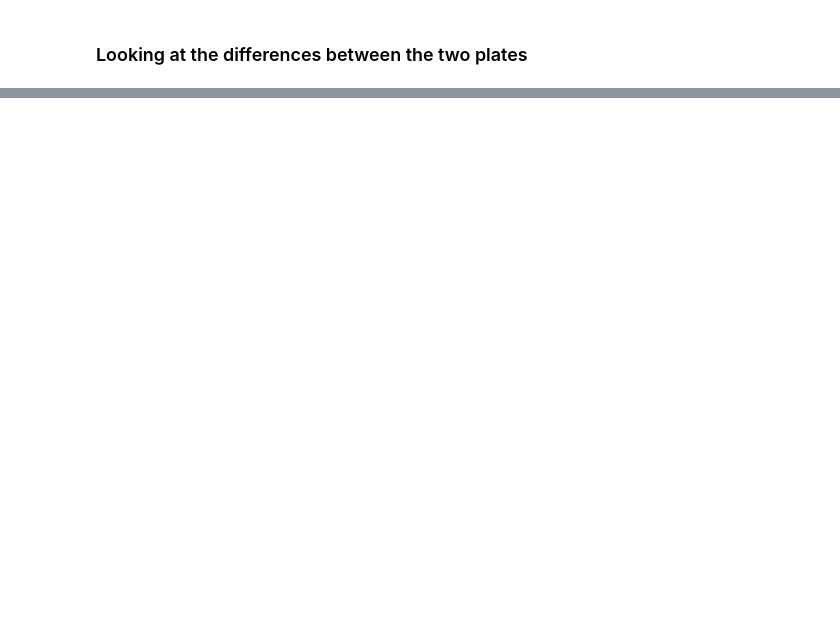
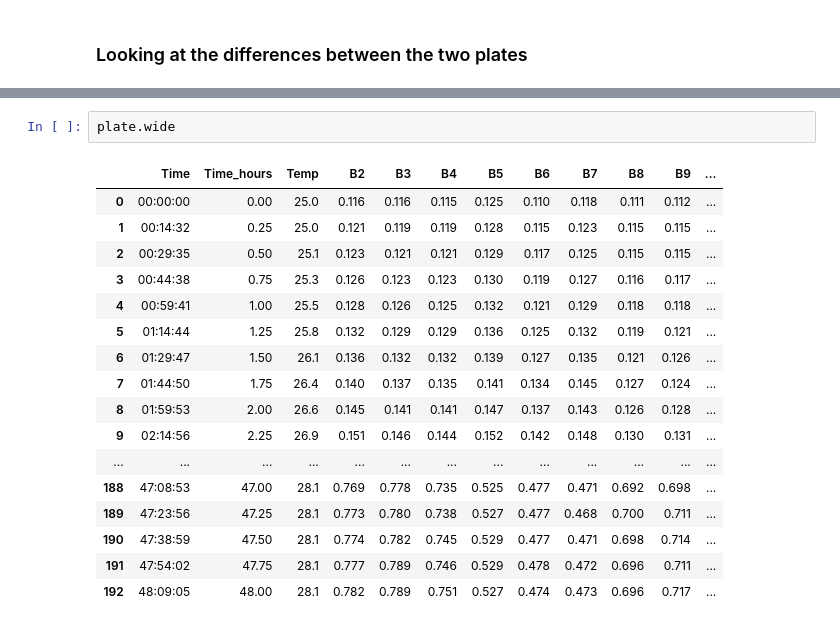
Before and after one commit to Brakjen/Bacteria-Growth-Curve-Analysis, a Jupyter notebook: WalkThrough.ipynb, the cells around one changed output, grey strips where cells are left out. Saved outputs shown, nothing was run; the diff lists cells and outputs as text; blank space fills up the shorter version.

```diff
--- a/WalkThrough.ipynb
+++ b/WalkThrough.ipynb
@@ -408,0 +414,20 @@ Pseudomonas+Halomonas
+# %%
+plate.wide
+# %% [output]
+|  | Time | Time_hours | Temp | B2 | B3 | B4 | B5 | B6 | B7 | B8 | B9 | ... |
+| 0 | 00:00:00 | 0.00 | 25.0 | 0.116 | 0.116 | 0.115 | 0.125 | 0.110 | 0.118 | 0.111 | 0.112 | ... |
+| 1 | 00:14:32 | 0.25 | 25.0 | 0.121 | 0.119 | 0.119 | 0.128 | 0.115 | 0.123 | 0.115 | 0.115 | ... |
+| 2 | 00:29:35 | 0.50 | 25.1 | 0.123 | 0.121 | 0.121 | 0.129 | 0.117 | 0.125 | 0.115 | 0.115 | ... |
+| 3 | 00:44:38 | 0.75 | 25.3 | 0.126 | 0.123 | 0.123 | 0.130 | 0.119 | 0.127 | 0.116 | 0.117 | ... |
+| 4 | 00:59:41 | 1.00 | 25.5 | 0.128 | 0.126 | 0.125 | 0.132 | 0.121 | 0.129 | 0.118 | 0.118 | ... |
+| 5 | 01:14:44 | 1.25 | 25.8 | 0.132 | 0.129 | 0.129 | 0.136 | 0.125 | 0.132 | 0.119 | 0.121 | ... |
+| 6 | 01:29:47 | 1.50 | 26.1 | 0.136 | 0.132 | 0.132 | 0.139 | 0.127 | 0.135 | 0.121 | 0.126 | ... |
+| 7 | 01:44:50 | 1.75 | 26.4 | 0.140 | 0.137 | 0.135 | 0.141 | 0.134 | 0.145 | 0.127 | 0.124 | ... |
+| 8 | 01:59:53 | 2.00 | 26.6 | 0.145 | 0.141 | 0.141 | 0.147 | 0.137 | 0.143 | 0.126 | 0.128 | ... |
+| 9 | 02:14:56 | 2.25 | 26.9 | 0.151 | 0.146 | 0.144 | 0.152 | 0.142 | 0.148 | 0.130 | 0.131 | ... |
+| ... | ... | ... | ... | ... | ... | ... | ... | ... | ... | ... | ... | ... |
+| 188 | 47:08:53 | 47.00 | 28.1 | 0.769 | 0.778 | 0.735 | 0.525 | 0.477 | 0.471 | 0.692 | 0.698 | ... |
+| 189 | 47:23:56 | 47.25 | 28.1 | 0.773 | 0.780 | 0.738 | 0.527 | 0.477 | 0.468 | 0.700 | 0.711 | ... |
+| 190 | 47:38:59 | 47.50 | 28.1 | 0.774 | 0.782 | 0.745 | 0.529 | 0.477 | 0.471 | 0.698 | 0.714 | ... |
+| 191 | 47:54:02 | 47.75 | 28.1 | 0.777 | 0.789 | 0.746 | 0.529 | 0.478 | 0.472 | 0.696 | 0.711 | ... |
+| 192 | 48:09:05 | 48.00 | 28.1 | 0.782 | 0.789 | 0.751 | 0.527 | 0.474 | 0.473 | 0.696 | 0.717 | ... |
```
Also changed, not shown: parts of 15 cells of this notebook.
